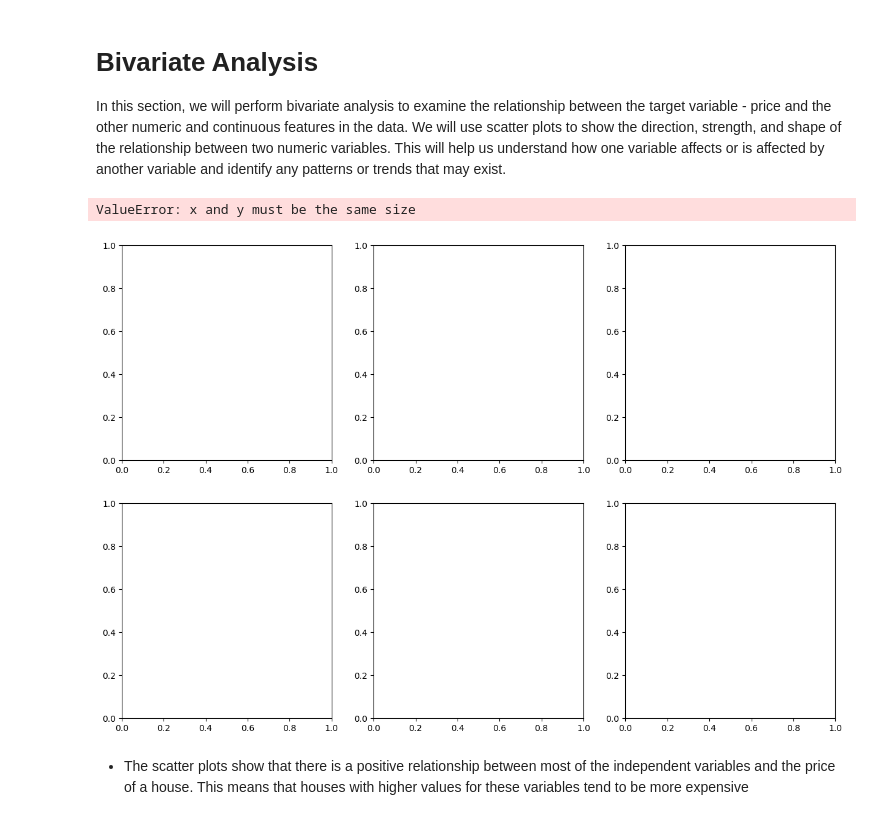
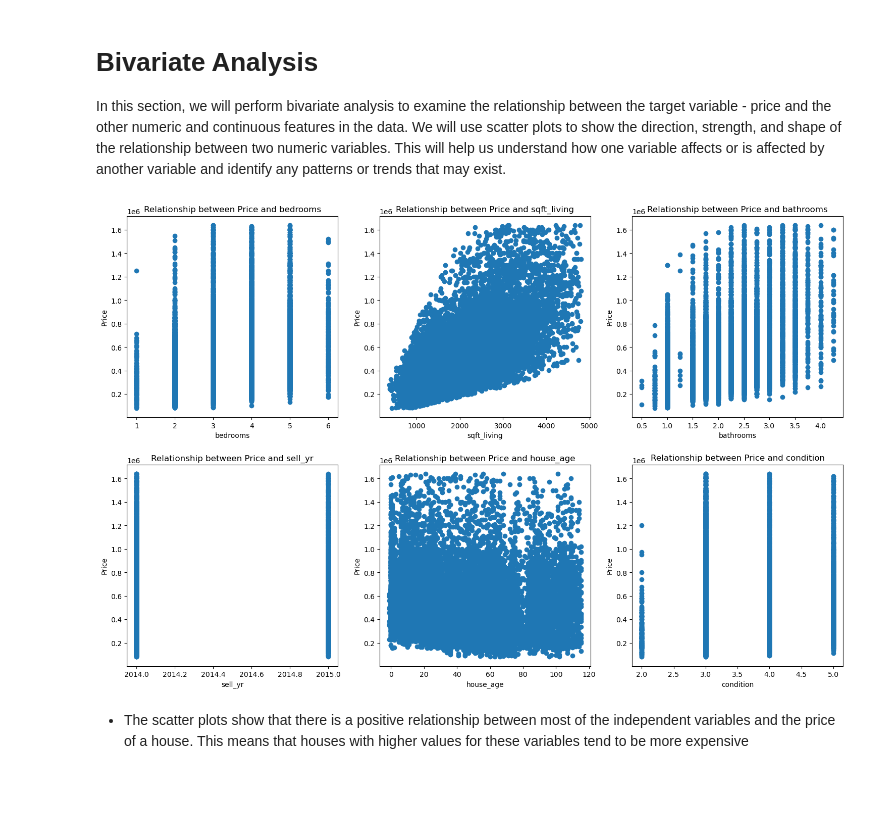
Before and after one commit to Beatrice-Kariuki/Sharing-Project-Phase-2, a Jupyter notebook: final_student.ipynb, the cells around one changed output. Saved outputs shown, nothing was run; the diff lists cells and outputs as text; code cells hidden in the pictures; blank space fills up the shorter version.

```diff
--- a/final_student.ipynb
+++ b/final_student.ipynb
@@ -350,22 +348,21 @@ In this section, we will perform bivariate analysis to examine the relationship
 # %%
 #relationships between our target variable and other independent variables in the dataset
 variables = ['bedrooms','sqft_living','bathrooms','sell_yr','house_age','condition']
 num_rows = math.ceil(len(variables) / 3)
 fig, axes = plt.subplots(num_rows, 3, figsize=(15, num_rows * 5))
 
 for i, var in enumerate(variables):
     row = i // 3
     col = i % 3
-    axes[row, col].scatter(house_df[var],cleaned_house_df['price'])
+    axes[row, col].scatter(cleaned_house_df[var],cleaned_house_df['price'])
     axes[row, col].set_xlabel(var)
     axes[row, col].set_ylabel('Price')
     axes[row, col].set_title(f'Relationship between Price and {var}')
 
 plt.tight_layout()
 plt.show()
 # %% [output]
-ValueError: x and y must be the same size
-[figure, old version]
+[figure, new version]
 # %% [markdown]
 - The scatter plots show that there is a positive relationship between most of the independent variables and the price of a house. This means that houses with higher values for these variables tend to be more expensive
 # %% [markdown]
```
Also changed, not shown: parts of 20 cells of this notebook, 1 other file.
